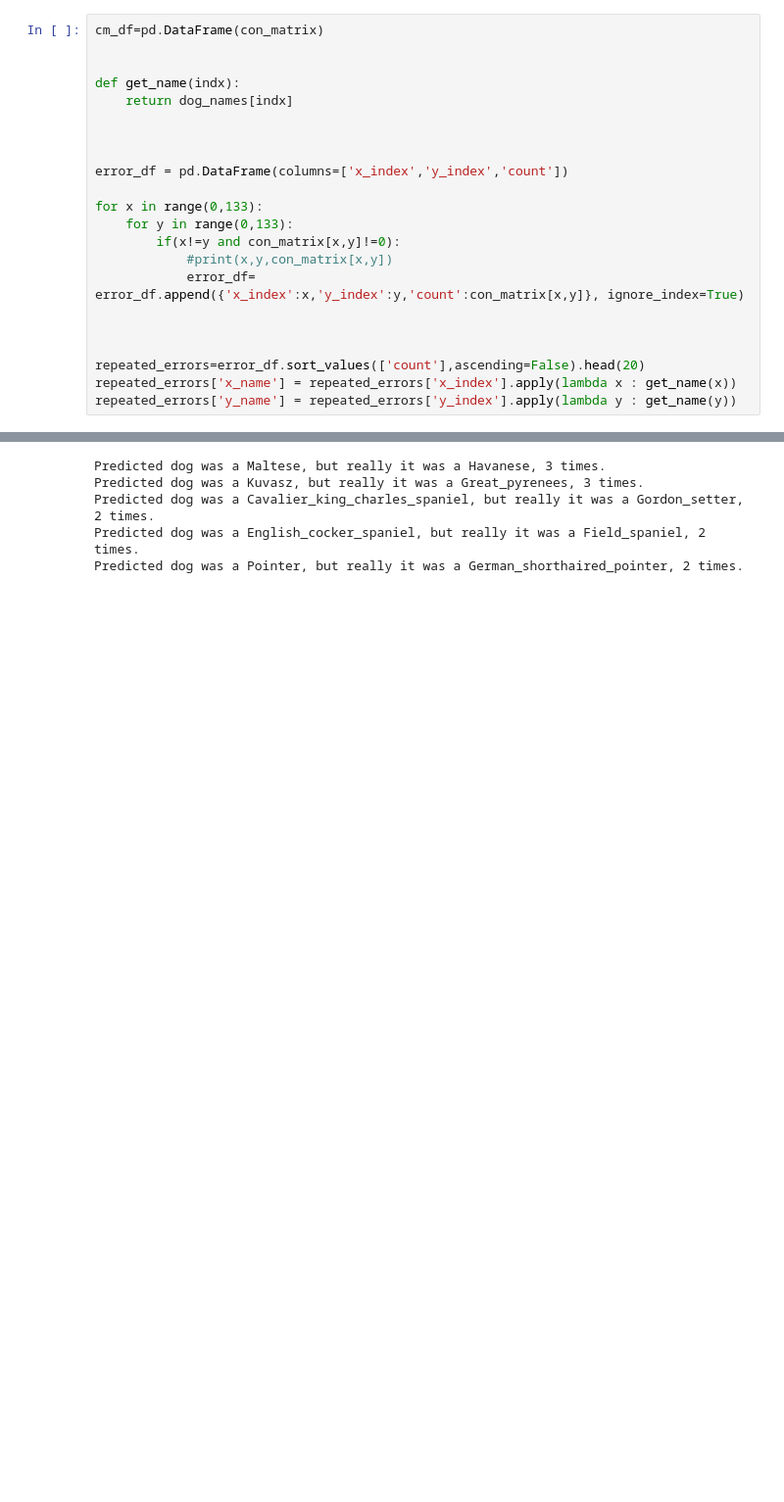
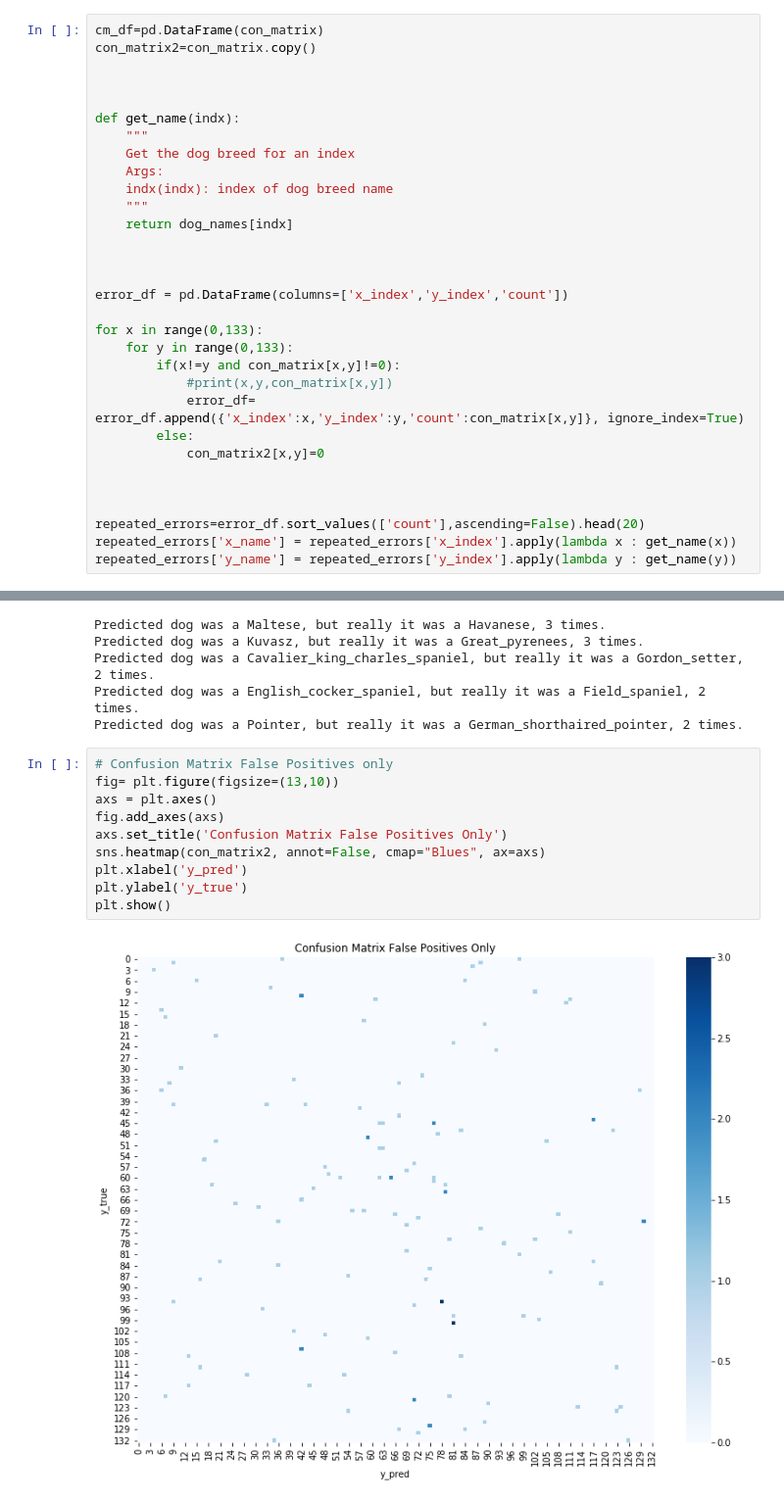
Before and after one commit to hj32/dog_app, a Jupyter notebook: dog_app_2.ipynb, the cells around one changed output, grey strips where cells are left out. Shown at 98% size. Saved outputs shown, nothing was run; the diff lists cells and outputs as text; blank space fills up the shorter version.

```diff
--- a/dog_app_2.ipynb
+++ b/dog_app_2.ipynb
@@ -315,9 +330,16 @@ plt.show()
 [figure]
 # %%
 cm_df=pd.DataFrame(con_matrix)
+con_matrix2=con_matrix.copy()
+
 
 
 def get_name(indx):
+    """
+    Get the dog breed for an index
+    Args:
+    indx(indx): index of dog breed name
+    """
     return dog_names[indx]
 
 
@@ -329,6 +351,8 @@ for x in range(0,133):
         if(x!=y and con_matrix[x,y]!=0):
             #print(x,y,con_matrix[x,y])
             error_df= error_df.append({'x_index':x,'y_index':y,'count':con_matrix[x,y]}, ignore_index=True)
+        else:
+            con_matrix2[x,y]=0
 
 
 
@@ -366,3 +390,15 @@ Predicted dog was a Kuvasz, but really it was a Great_pyrenees, 3 times.
 Predicted dog was a Cavalier_king_charles_spaniel, but really it was a Gordon_setter, 2 times.
 Predicted dog was a English_cocker_spaniel, but really it was a Field_spaniel, 2 times.
 Predicted dog was a Pointer, but really it was a German_shorthaired_pointer, 2 times.
+# %%
+# Confusion Matrix False Positives only
+fig= plt.figure(figsize=(13,10))
+axs = plt.axes()
+fig.add_axes(axs)
+axs.set_title('Confusion Matrix False Positives Only')
+sns.heatmap(con_matrix2, annot=False, cmap="Blues", ax=axs)
+plt.xlabel('y_pred')
+plt.ylabel('y_true')
+plt.show()
+# %% [output]
+[figure, added]
```
Also changed, not shown: parts of 2 cells of this notebook.
